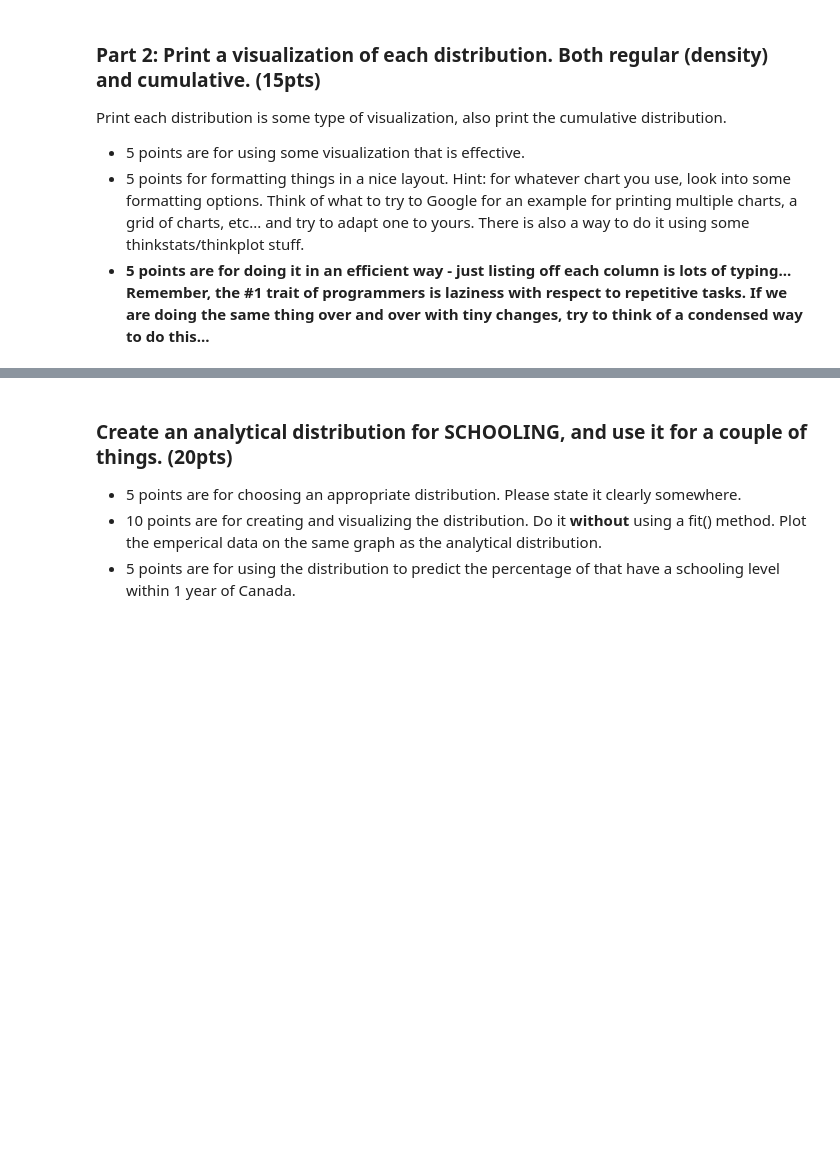
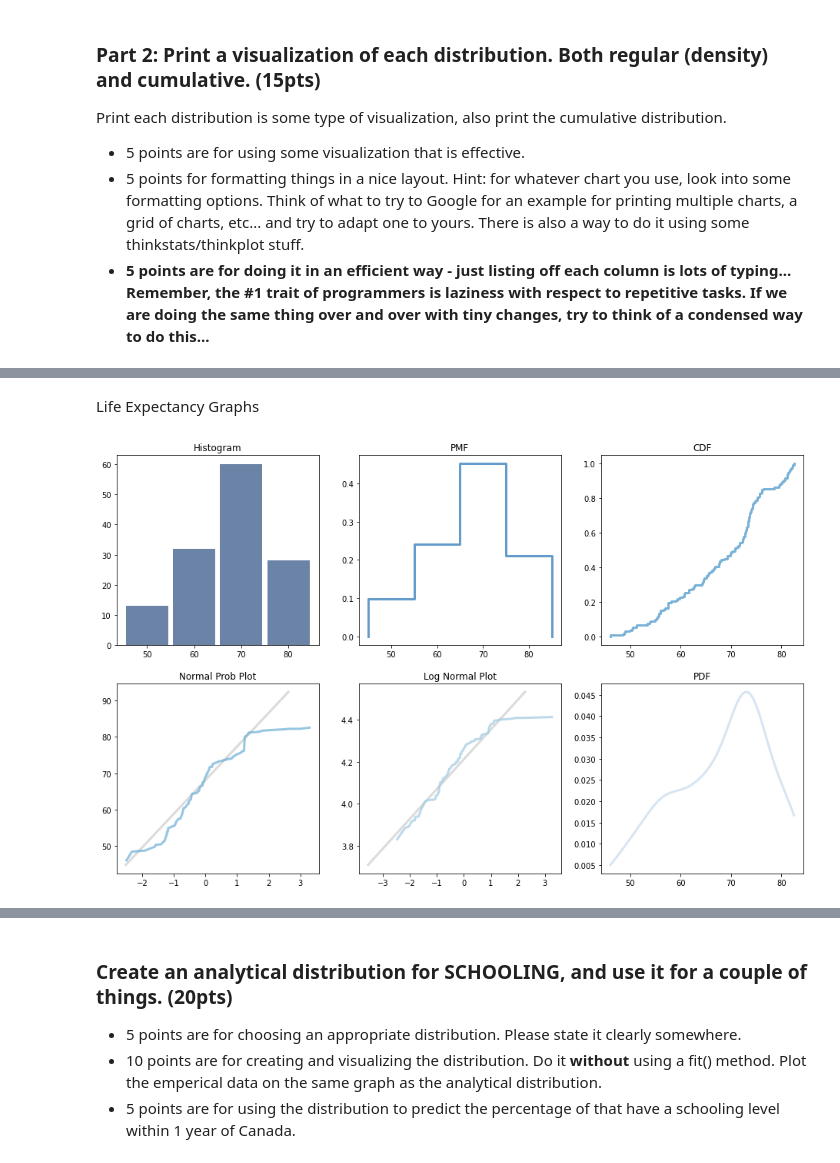
Before and after one commit to rodsunio/BSIP_Assignment_2_Students, a Jupyter notebook: stats_asn_2_start.ipynb, the cells around one changed output, grey strips where cells are left out. Saved outputs shown, nothing was run; the diff lists cells and outputs as text; code cells hidden in the pictures; blank space fills up the shorter version.

```diff
--- a/stats_asn_2_start.ipynb
+++ b/stats_asn_2_start.ipynb
@@ -49,0 +48,5 @@ Note: you'll have to look at the units to ensure you get it right.
+# %%
+#Part 1
+dfLE= dfLE.dropna(axis=0, inplace=False)
+dfLE["GDP_per_Capita"] = dfLE["GDP"] / dfLE["Population"]
+dfLE[["Country","GDP_per_Capita"]].sample(10)
@@ -60,0 +83,31 @@ Print each distribution is some type of visualization, also print the cumulative
+# %%
+#Print all distributions
+def bigGraph(df_in, columnName, hist_rnd, pmf_rnd):
+    data = pd.Series(df_in[columnName])
+    hist = thinkstats2.Hist(round(data, hist_rnd)) # some of the values have large exponents, rounding them are plotted better on the graph, therefore creating better visuals
+    pmf = thinkstats2.Pmf(round(data, pmf_rnd))    # same for pmf, it can better be visualized when values are rounded off
+    cdf = thinkstats2.Cdf(data)
+    pdf = thinkstats2.EstimatedPdf(data)
+
+    thinkplot.PrePlot(6, rows =2, cols=3)
+    thinkplot.SubPlot(1, title = "Histogram")
+    thinkplot.Hist(hist)
+    thinkplot.SubPlot(2, title = "PMF")
+    thinkplot.Pmf(pmf)
+    thinkplot.SubPlot(3, title = "CDF")
+    thinkplot.Cdf(cdf)
+    thinkplot.SubPlot(4, title = "Normal Prob Plot")
+    thinkstats2.NormalProbabilityPlot(data)
+    thinkplot.SubPlot(5, title = "Log Normal Plot")
+    thinkstats2.NormalProbabilityPlot(np.log(data))
+    thinkplot.SubPlot(6, title = "PDF")
+    thinkplot.Pdf(pdf)
+
+    thinkplot.Config()
+    return
+# %% [markdown]
+Life Expectancy Graphs
+# %%
+bigGraph(dfLE, "Lifeexpectancy", -1, -1)
+# %% [output]
+[figure, added]
```
Also changed, not shown: parts of 50 cells of this notebook.
